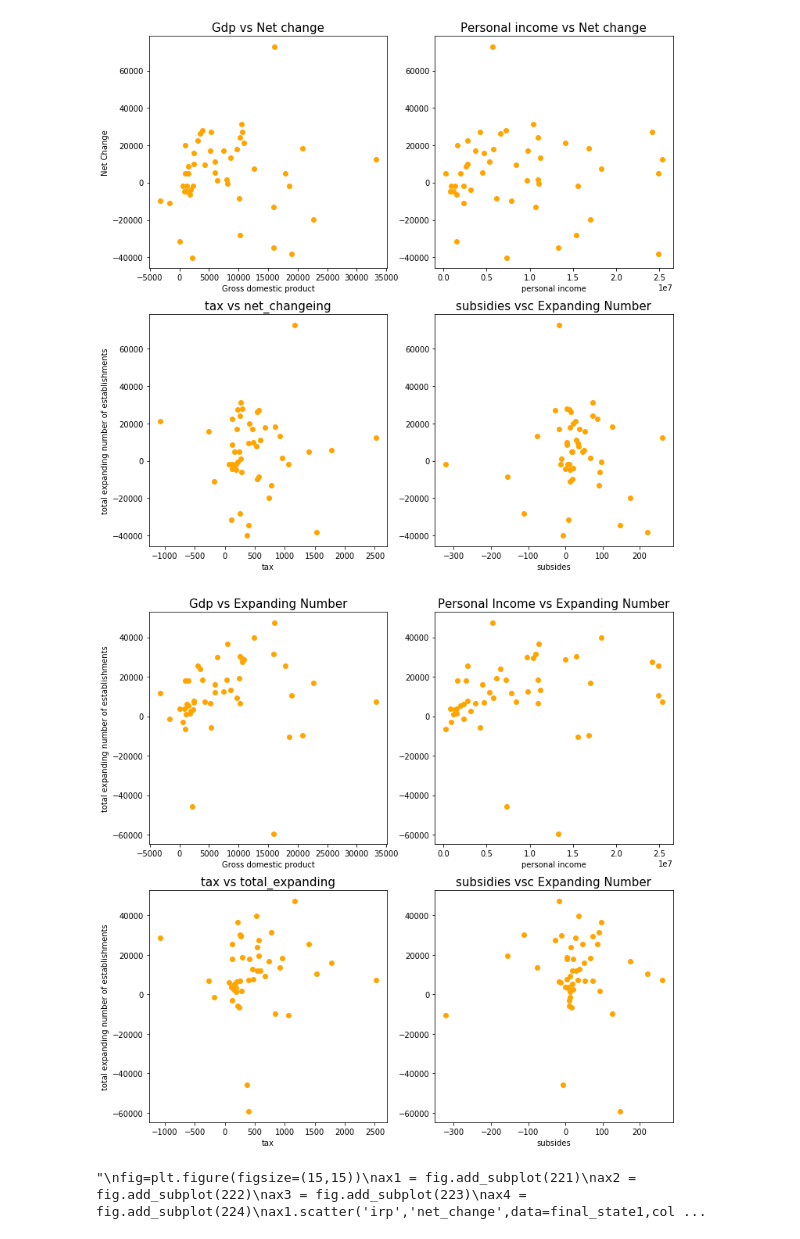
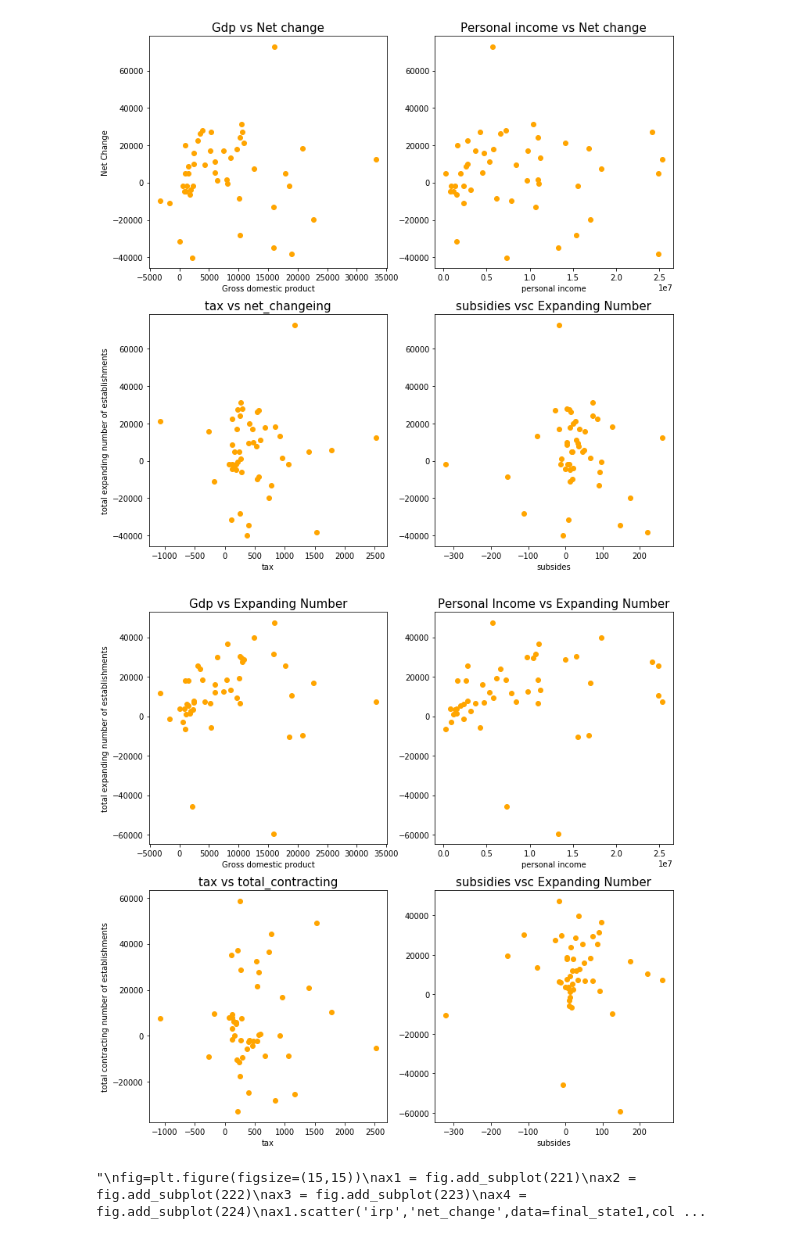
Before and after one commit to ttoddfox/Small-Business-Capstone, a Jupyter notebook: state analysis/lagged_data for 11.2 meeting/visualization.ipynb, the cells around one changed output. Drawn from its saved outputs; the diff is of its cells as text; code cells hidden in the pictures.

```diff
--- a/state analysis/lagged_data for 11.2 meeting/visualization.ipynb
+++ b/state analysis/lagged_data for 11.2 meeting/visualization.ipynb
@@ -58,32 +58,32 @@ ax4.title.set_fontsize(15)
 # %%
 
 fig=plt.figure(figsize=(12,12))
 ax1 = fig.add_subplot(221)
 ax2 = fig.add_subplot(222)
 ax3 = fig.add_subplot(223)
 ax4 = fig.add_subplot(224)
 ax1.scatter('Gross domestic product (GDP) by state','total_expand',data=final_state1,color='orange')
 ax1.title.set_text('Gdp vs Expanding Number')
 ax1.title.set_fontsize(15)
 ax1.set_xlabel('Gross domestic product')
 ax1.set_ylabel('total expanding number of establishments')
 ax2.scatter('Personal income (thousands of dollars)','total_expand',data=final_state1,color='orange')
 ax2.title.set_text('Personal Income vs Expanding Number')
 ax2.set_xlabel('personal income')
 ax2.title.set_fontsize(15)
 
-ax3.scatter('Taxes on production and imports','total_expand',data=final_state1,color='orange')
-ax3.title.set_text('tax vs total_expanding')
+ax3.scatter('Taxes on production and imports','total_contract',data=final_state1,color='orange')
+ax3.title.set_text('tax vs total_contracting')
 ax3.set_xlabel('tax')
-ax3.set_ylabel('total expanding number of establishments')
+ax3.set_ylabel('total contracting number of establishments')
 ax3.title.set_fontsize(15)
 
 ax4.scatter('Subsidies','total_expand',data=final_state1,color='orange')
 ax4.title.set_text('subsidies vsc Expanding Number')
 ax4.set_xlabel('subsides')
 ax4.title.set_fontsize(15)
 # %% [output]
-[figure, old version]
+[figure, new version]
 # %%
 '''
 fig=plt.figure(figsize=(15,15))
```
Also changed, not shown: parts of 8 cells of this notebook, 3 other files.
